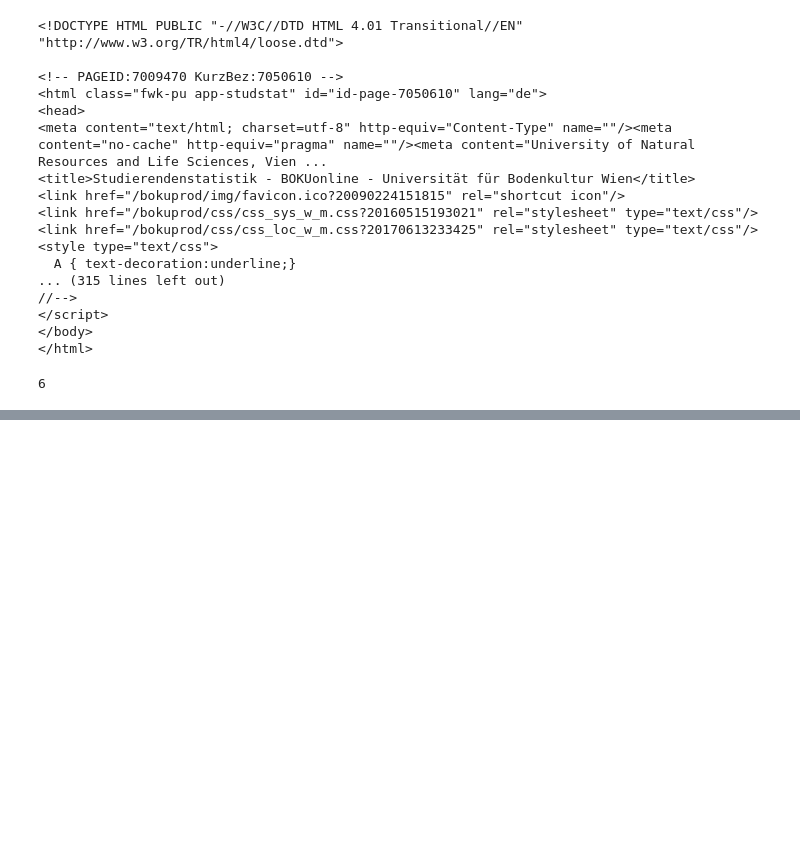
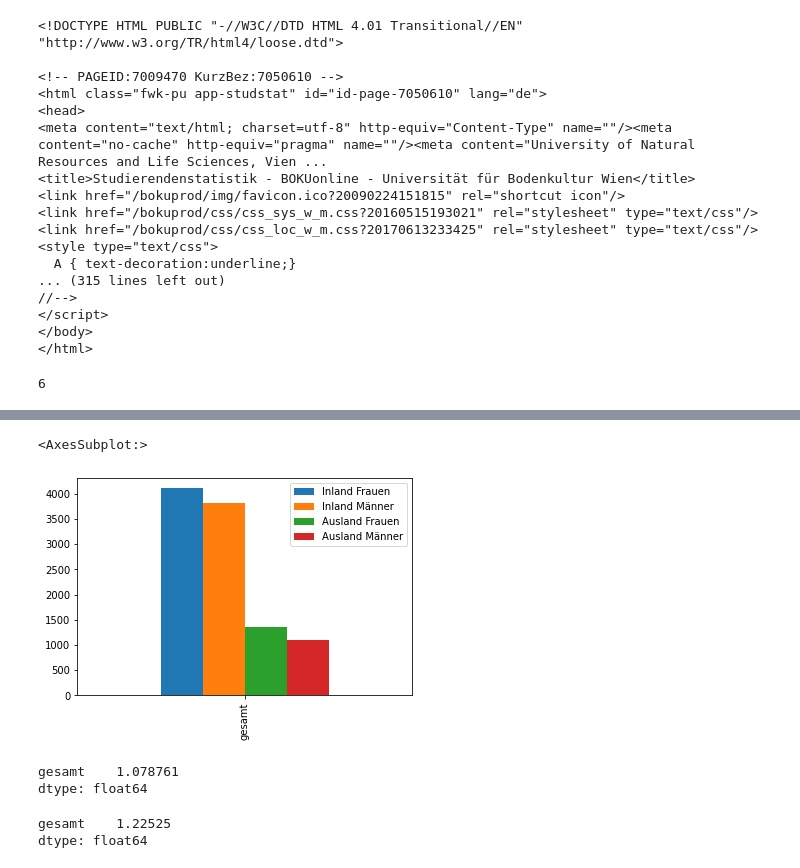
Before and after one commit to totycro/python-kurs, a Jupyter notebook: files/scraping-boku.ipynb, the cells around one changed output, grey strips where cells are left out. Cells and saved outputs as stored; diff of their text form; code cells hidden in the pictures; blank space fills up the shorter version.

```diff
--- a/files/scraping-boku.ipynb
+++ b/files/scraping-boku.ipynb
@@ -134,0 +192,5 @@ table.contents[1].contents[1].get_text()
+# %%
+df.drop(columns=["gesamt"]).plot.bar()
+# %% [output]
+<AxesSubplot:>
+[figure, added]
@@ -134,0 +199,10 @@ table.contents[1].contents[1].get_text()
+# %%
+df['Inland Frauen'] / df['Inland Männer']
+# %% [output]
+gesamt    1.078761
+dtype: float64
+# %%
+df['Ausland Frauen'] / df['Ausland Männer']
+# %% [output]
+gesamt    1.22525
+dtype: float64
```
Also changed, not shown: parts of 19 cells of this notebook, 2 other files.
